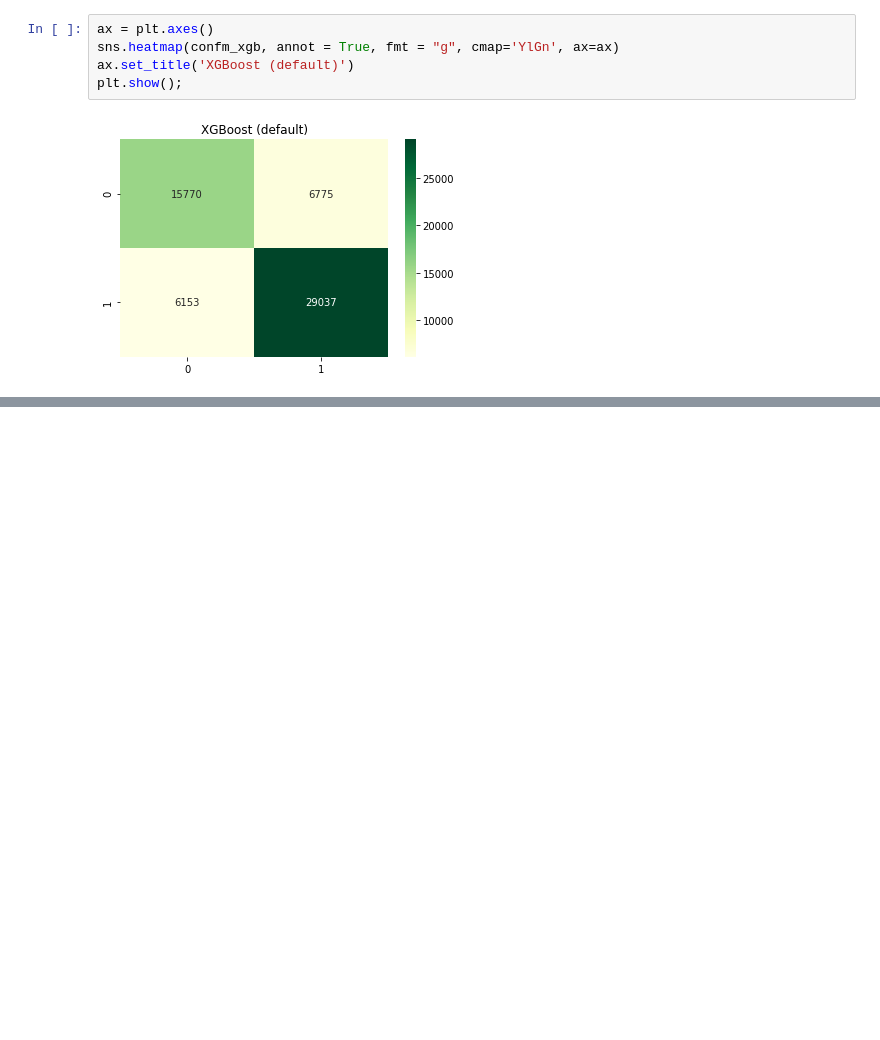
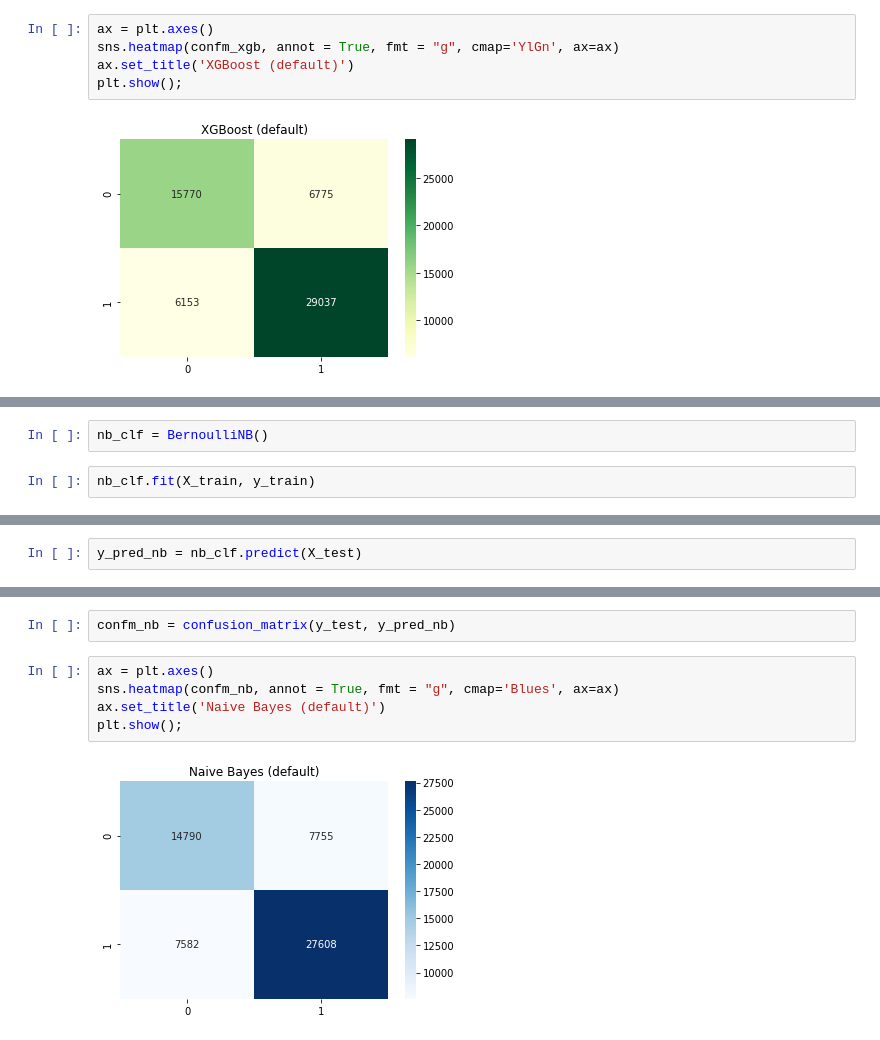
Before and after one commit to dominikmn/ds-kickstarter-project, a Jupyter notebook: 06_model_dominik.ipynb, the cells around one changed output, grey strips where cells are left out. Cells and saved outputs as stored; diff of their text form; blank space fills up the shorter version.

Commit message:
Naive Bayes added

```diff
--- a/06_model_dominik.ipynb
+++ b/06_model_dominik.ipynb
@@ -303,0 +307,4 @@ plt.show();
+# %%
+nb_clf = BernoulliNB()
+# %%
+nb_clf.fit(X_train, y_train)
@@ -303,0 +313,2 @@ plt.show();
+# %%
+y_pred_nb = nb_clf.predict(X_test)
@@ -303,0 +326,9 @@ plt.show();
+# %%
+confm_nb = confusion_matrix(y_test, y_pred_nb)
+# %%
+ax = plt.axes()
+sns.heatmap(confm_nb, annot = True, fmt = "g", cmap='Blues', ax=ax)
+ax.set_title('Naive Bayes (default)')
+plt.show();
+# %% [output]
+[figure, added]
```
Also changed, not shown: parts of 5 cells of this notebook.
